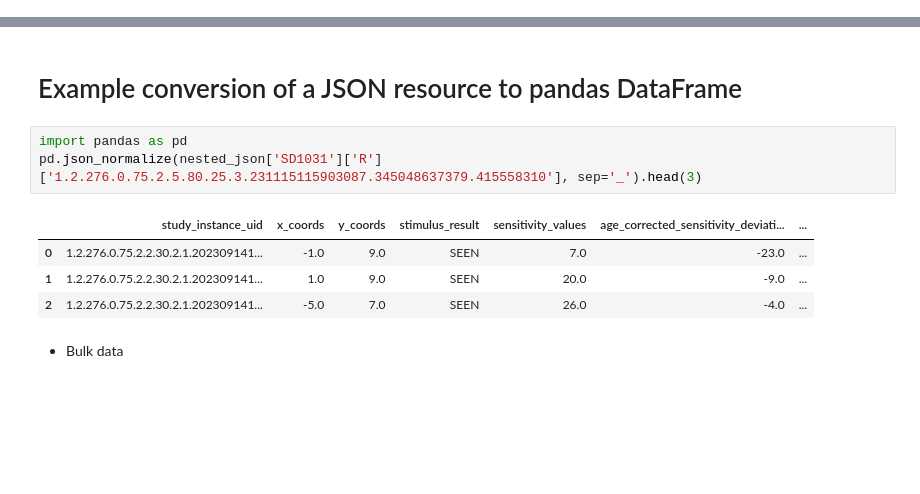
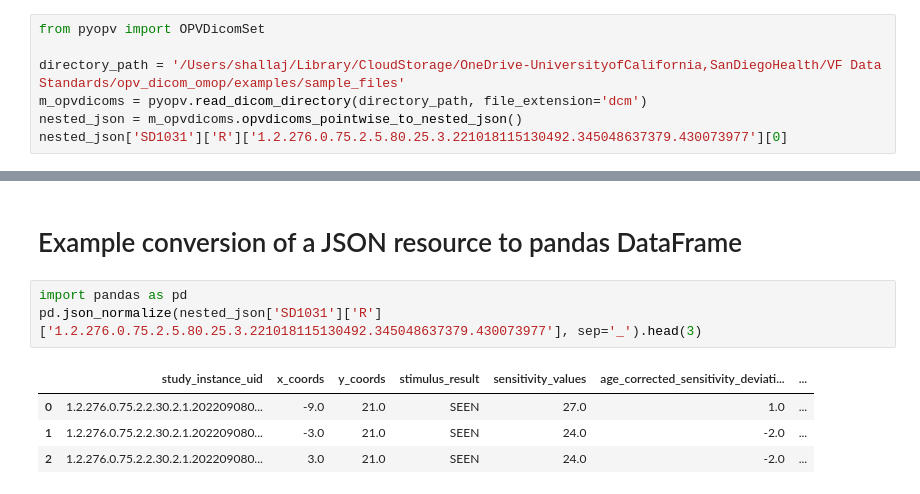
Before and after one commit to Shallaj/py-opv, a Jupyter notebook: examples/workspace.ipynb, the cells around one changed output, grey strips where cells are left out. Saved outputs shown, nothing was run; the diff lists cells and outputs as text; blank space fills up the shorter version.

```diff
--- a/examples/workspace.ipynb
+++ b/examples/workspace.ipynb
@@ -249,0 +180,7 @@ nested_json['SD1031']['R']['1.2.276.0.75.2.5.80.25.3.231115115903087.34504863737
+# %%
+from pyopv import OPVDicomSet
+
+directory_path = '/Users/shallaj/Library/CloudStorage/OneDrive-UniversityofCalifornia,SanDiegoHealth/VF Data Standards/opv_dicom_omop/examples/sample_files'
+m_opvdicoms = pyopv.read_dicom_directory(directory_path, file_extension='dcm')
+nested_json = m_opvdicoms.opvdicoms_pointwise_to_nested_json()
+nested_json['SD1031']['R']['1.2.276.0.75.2.5.80.25.3.221018115130492.345048637379.430073977'][0]
@@ -251,11 +200,9 @@ nested_json['SD1031']['R']['1.2.276.0.75.2.5.80.25.3.231115115903087.34504863737
 # Example conversion of a JSON resource to pandas DataFrame
 # %%
 import pandas as pd
-pd.json_normalize(nested_json['SD1031']['R']['1.2.276.0.75.2.5.80.25.3.231115115903087.345048637379.415558310'], sep='_').head(3)
+pd.json_normalize(nested_json['SD1031']['R']['1.2.276.0.75.2.5.80.25.3.221018115130492.345048637379.430073977'], sep='_').head(3)
 # %% [output]
 |  | study_instance_uid | x_coords | y_coords | stimulus_result | sensitivity_values | age_corrected_sensitivity_deviati... | ... |
-| 0 | 1.2.276.0.75.2.2.30.2.1.202309141... | -1.0 | 9.0 | SEEN | 7.0 | -23.0 | ... |
-| 1 | 1.2.276.0.75.2.2.30.2.1.202309141... | 1.0 | 9.0 | SEEN | 20.0 | -9.0 | ... |
-| 2 | 1.2.276.0.75.2.2.30.2.1.202309141... | -5.0 | 7.0 | SEEN | 26.0 | -4.0 | ... |
+| 0 | 1.2.276.0.75.2.2.30.2.1.202209080... | -9.0 | 21.0 | SEEN | 27.0 | 1.0 | ... |
+| 1 | 1.2.276.0.75.2.2.30.2.1.202209080... | -3.0 | 21.0 | SEEN | 24.0 | -2.0 | ... |
+| 2 | 1.2.276.0.75.2.2.30.2.1.202209080... | 3.0 | 21.0 | SEEN | 24.0 | -2.0 | ... |
-# %% [markdown]
-* Bulk data
```
Also changed, not shown: parts of 14 cells of this notebook, 12 other files.
